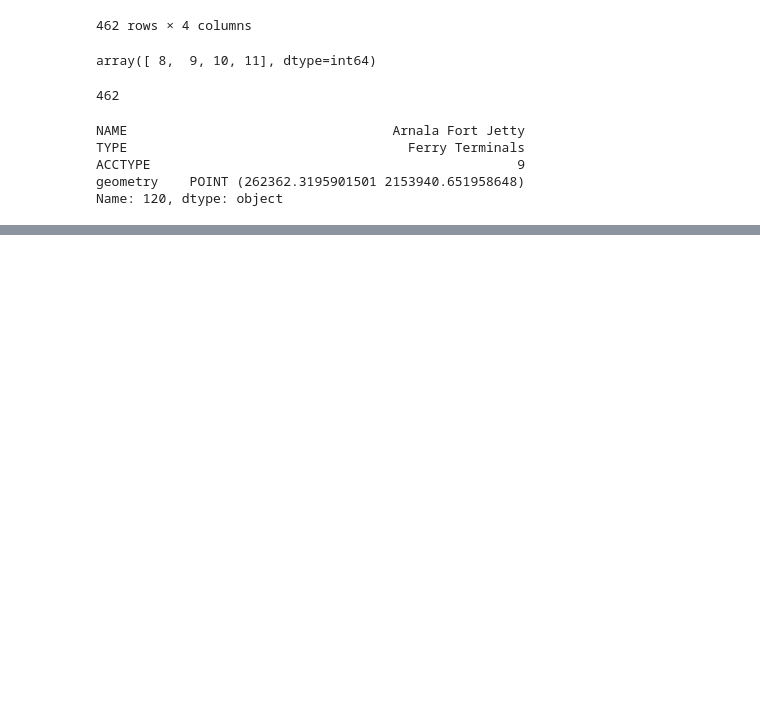
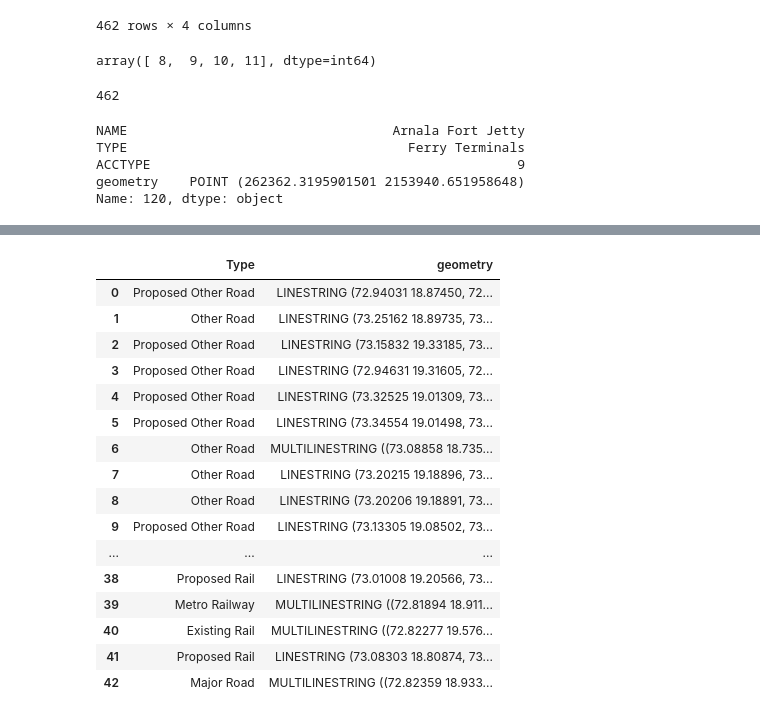
Before and after one commit to QuintLafleur97/MMR_python_codes, a Jupyter notebook: ENC_Py3_mra-main/road_reform.ipynb, the cells around one changed output, grey strips where cells are left out. Cells and saved outputs as stored; diff of their text form; code cells hidden in the pictures; blank space fills up the shorter version.

```diff
--- a/ENC_Py3_mra-main/road_reform.ipynb
+++ b/ENC_Py3_mra-main/road_reform.ipynb
@@ -243,0 +279,22 @@ rail_station.to_file('EU_data/mmr_2/mmr_transport/nieuwe3/railway_station.shp',
+# %%
+roads=gpd.read_file('EU_data/road_rail_from_pdf.shp')
+# %%
+roads
+# %% [output]
+|  | Type | geometry |
+| 0 | Proposed Other Road | LINESTRING (72.94031 18.87450, 72... |
+| 1 | Other Road | LINESTRING (73.25162 18.89735, 73... |
+| 2 | Proposed Other Road | LINESTRING (73.15832 19.33185, 73... |
+| 3 | Proposed Other Road | LINESTRING (72.94631 19.31605, 72... |
+| 4 | Proposed Other Road | LINESTRING (73.32525 19.01309, 73... |
+| 5 | Proposed Other Road | LINESTRING (73.34554 19.01498, 73... |
+| 6 | Other Road | MULTILINESTRING ((73.08858 18.735... |
+| 7 | Other Road | LINESTRING (73.20215 19.18896, 73... |
+| 8 | Other Road | LINESTRING (73.20206 19.18891, 73... |
+| 9 | Proposed Other Road | LINESTRING (73.13305 19.08502, 73... |
+| ... | ... | ... |
+| 38 | Proposed Rail | LINESTRING (73.01008 19.20566, 73... |
+| 39 | Metro Railway | MULTILINESTRING ((72.81894 18.911... |
+| 40 | Existing Rail | MULTILINESTRING ((72.82277 19.576... |
+| 41 | Proposed Rail | LINESTRING (73.08303 18.80874, 73... |
+| 42 | Major Road | MULTILINESTRING ((72.82359 18.933... |
```
Also changed, not shown: parts of 7 cells of this notebook, 28 other files.
